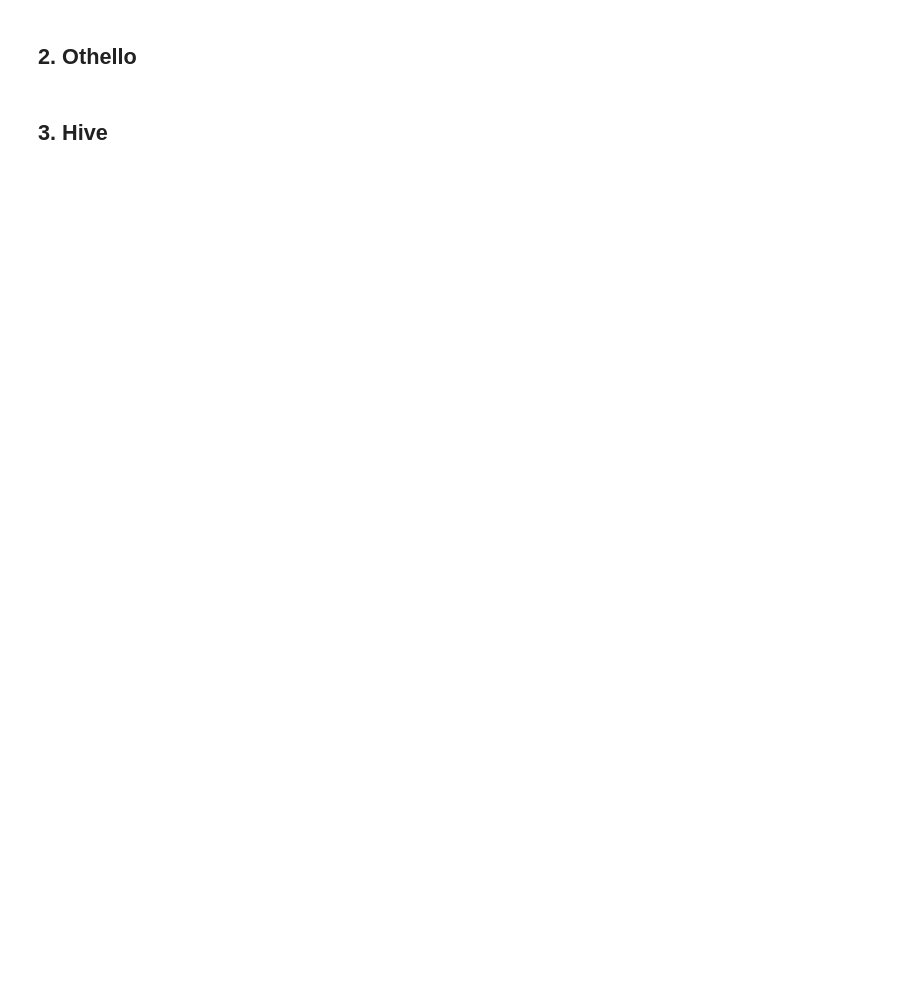
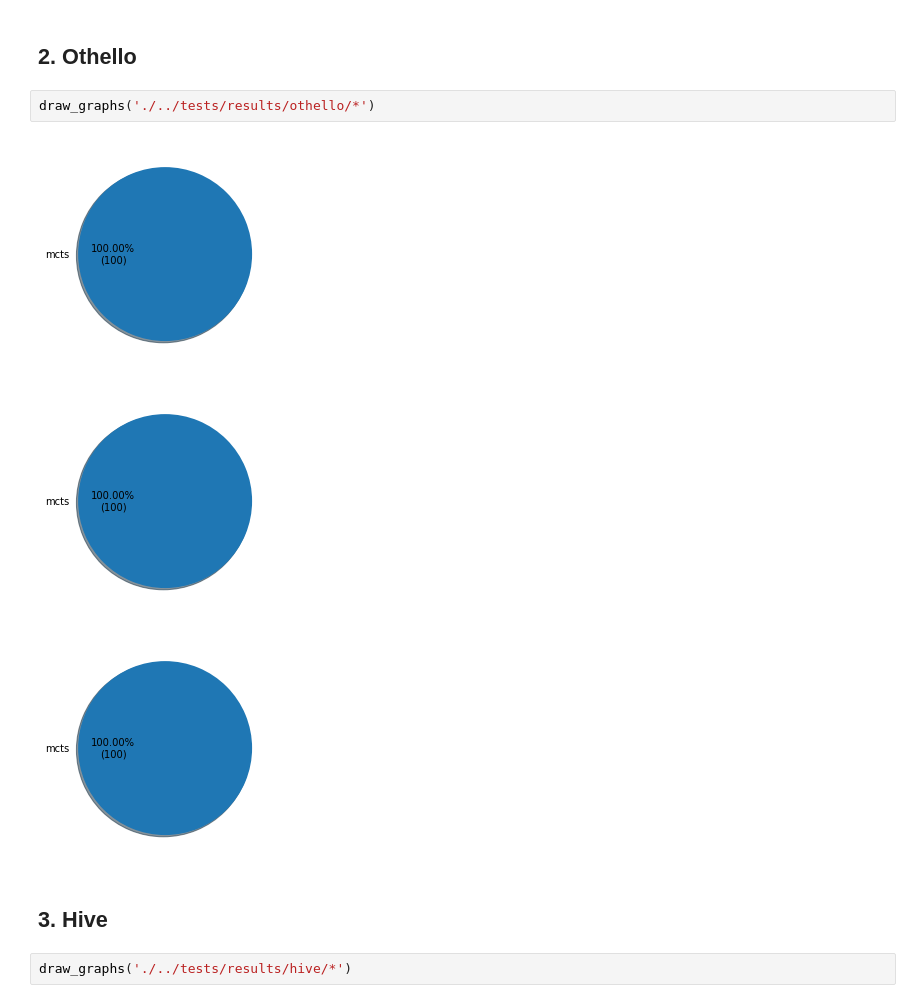
Before and after one commit to Walczi123/Enriching-the-Monte-Carlo-Tree-Search-Algorithm, a Jupyter notebook: data_processing/statistics.ipynb, the cells around one changed output. Saved outputs shown, nothing was run; the diff lists cells and outputs as text; blank space fills up the shorter version.

```diff
--- a/data_processing/statistics.ipynb
+++ b/data_processing/statistics.ipynb
@@ -26,4 +31,12 @@ plot = df2.plot.pie(y='Winner', figsize=(5, 5))
 # %% [markdown]
 ## 2. Othello
+# %%
+draw_graphs('./../tests/results/othello/*')
+# %% [output]
+[figure, added]
+[figure, added]
+[figure, added]
 # %% [markdown]
 ## 3. Hive
+# %%
+draw_graphs('./../tests/results/hive/*')
```
Also changed, not shown: parts of 9 cells of this notebook, 3 other files.
